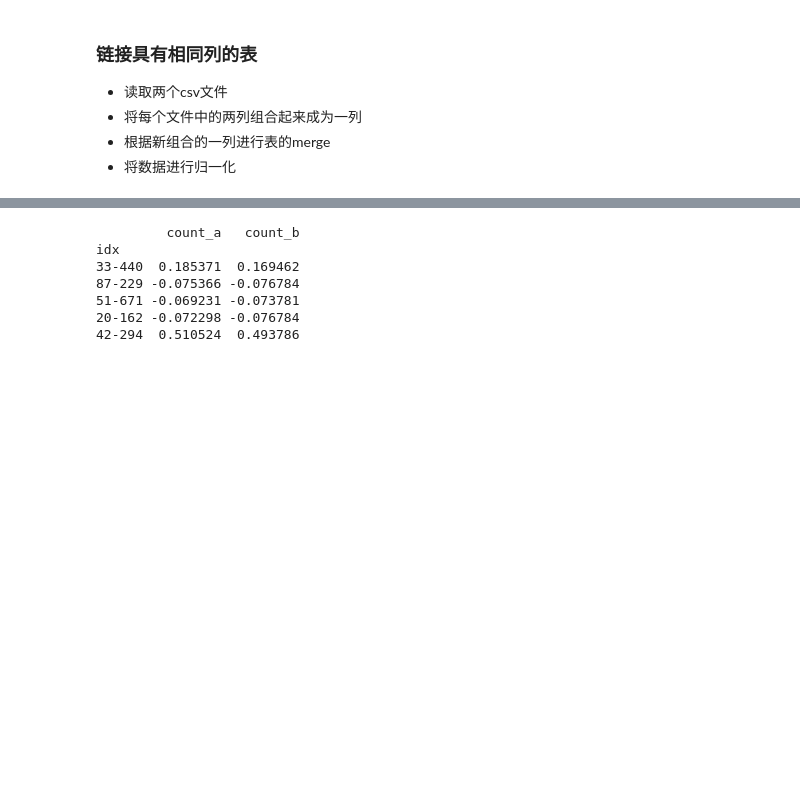
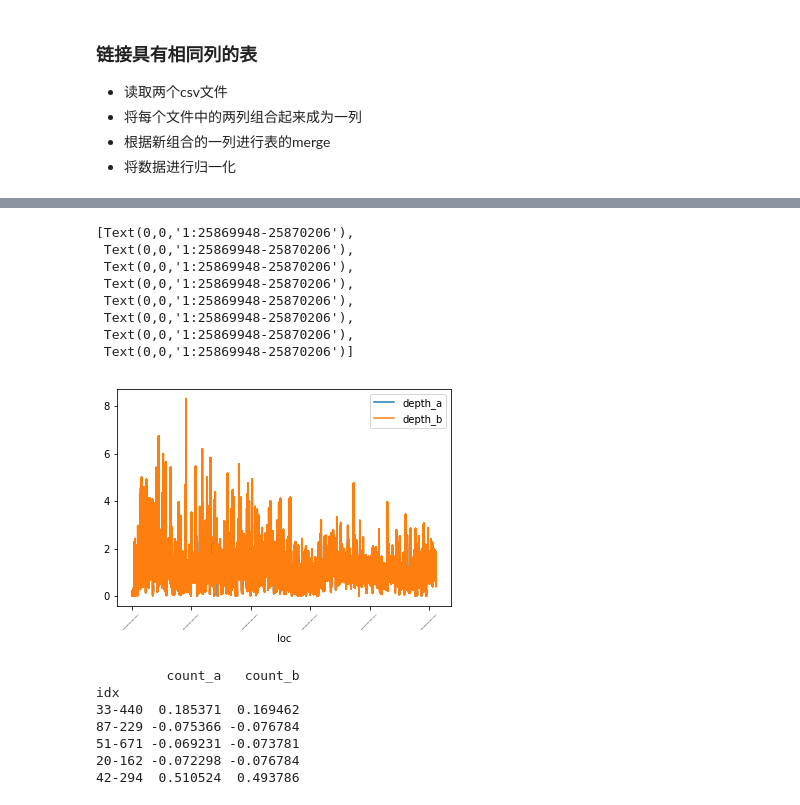
Before and after one commit to btrspg/python-lib-test, a Jupyter notebook: pandas-test.ipynb, the cells around one changed output, grey strips where cells are left out. Drawn from its saved outputs; the diff is of its cells as text; code cells hidden in the pictures; blank space fills up the shorter version.

```diff
--- a/pandas-test.ipynb
+++ b/pandas-test.ipynb
@@ -111,3 +103,16 @@ idx
+# %%
+a=merge_data.plot(use_index=True)
+a.set_xticklabels(merge_data.index,rotation=45,fontsize=2)
+# %% [output]
+[Text(0,0,'1:25869948-25870206'),
+ Text(0,0,'1:25869948-25870206'),
+ Text(0,0,'1:25869948-25870206'),
+ Text(0,0,'1:25869948-25870206'),
+ Text(0,0,'1:25869948-25870206'),
+ Text(0,0,'1:25869948-25870206'),
+ Text(0,0,'1:25869948-25870206'),
+ Text(0,0,'1:25869948-25870206')]
+[figure, added]
 # %%
 merge_data = (merge_data-merge_data.mean())/(merge_data.max()-merge_data.min())
 print(merge_data.head())
```
Also changed, not shown: parts of 7 cells of this notebook.
